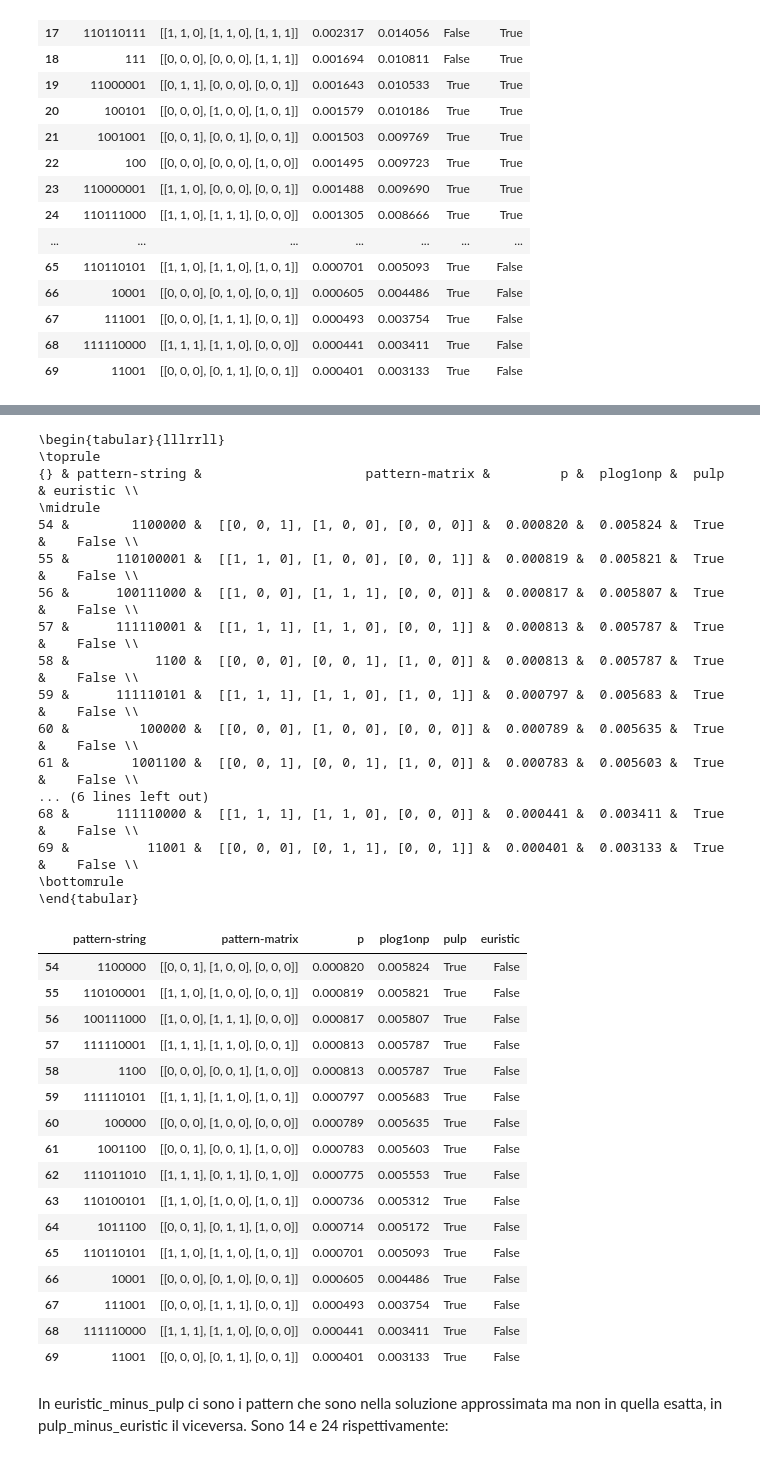
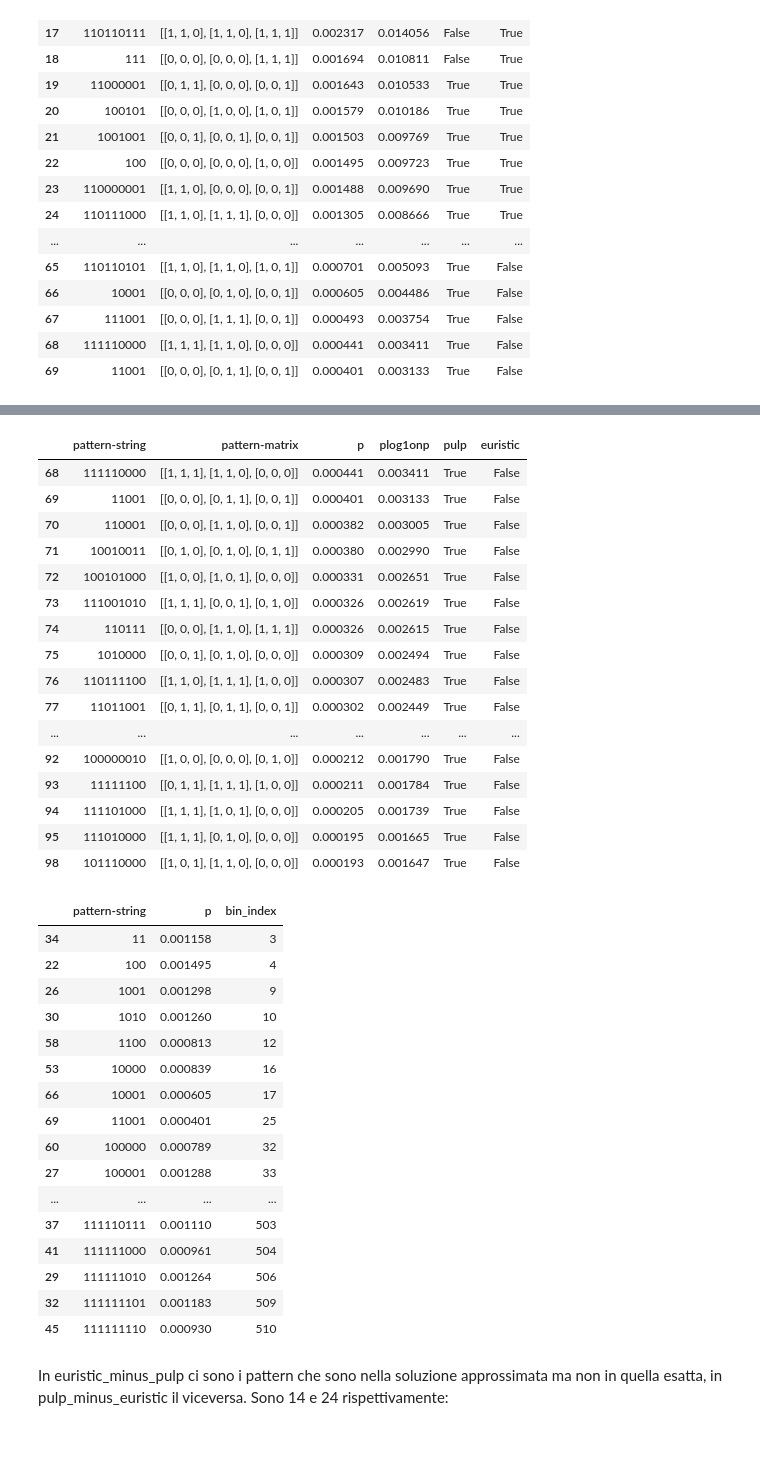
Before and after one commit to nareto/BPV, a Jupyter notebook: analysis5-selected_patterns.ipynb, the cells around one changed output, grey strips where cells are left out. Saved outputs shown, nothing was run; the diff lists cells and outputs as text; code cells hidden in the pictures.

```diff
--- a/analysis5-selected_patterns.ipynb
+++ b/analysis5-selected_patterns.ipynb
@@ -138,43 +130,51 @@ euristic_minus_pulp
 # %%
 #pulp - euristic
 pulp_minus_euristic = symdiff[symdiff['pulp'] == True]
-print(pulp_minus_euristic.to_latex())
+#print(pulp_minus_euristic.to_latex())
 pulp_minus_euristic
 # %% [output]
-\begin{tabular}{lllrrll}
-\toprule
-{} & pattern-string &                     pattern-matrix &         p &  plog1onp &  pulp & euristic \\
-\midrule
-54 &        1100000 &  [[0, 0, 1], [1, 0, 0], [0, 0, 0]] &  0.000820 &  0.005824 &  True &    False \\
-55 &      110100001 &  [[1, 1, 0], [1, 0, 0], [0, 0, 1]] &  0.000819 &  0.005821 &  True &    False \\
-56 &      100111000 &  [[1, 0, 0], [1, 1, 1], [0, 0, 0]] &  0.000817 &  0.005807 &  True &    False \\
-57 &      111110001 &  [[1, 1, 1], [1, 1, 0], [0, 0, 1]] &  0.000813 &  0.005787 &  True &    False \\
-58 &           1100 &  [[0, 0, 0], [0, 0, 1], [1, 0, 0]] &  0.000813 &  0.005787 &  True &    False \\
-59 &      111110101 &  [[1, 1, 1], [1, 1, 0], [1, 0, 1]] &  0.000797 &  0.005683 &  True &    False \\
-60 &         100000 &  [[0, 0, 0], [1, 0, 0], [0, 0, 0]] &  0.000789 &  0.005635 &  True &    False \\
-61 &        1001100 &  [[0, 0, 1], [0, 0, 1], [1, 0, 0]] &  0.000783 &  0.005603 &  True &    False \\
-... (6 lines left out)
-68 &      111110000 &  [[1, 1, 1], [1, 1, 0], [0, 0, 0]] &  0.000441 &  0.003411 &  True &    False \\
-69 &          11001 &  [[0, 0, 0], [0, 1, 1], [0, 0, 1]] &  0.000401 &  0.003133 &  True &    False \\
-\bottomrule
-\end{tabular}
 |  | pattern-string | pattern-matrix | p | plog1onp | pulp | euristic |
-| 54 | 1100000 | [[0, 0, 1], [1, 0, 0], [0, 0, 0]] | 0.000820 | 0.005824 | True | False |
-| 55 | 110100001 | [[1, 1, 0], [1, 0, 0], [0, 0, 1]] | 0.000819 | 0.005821 | True | False |
-| 56 | 100111000 | [[1, 0, 0], [1, 1, 1], [0, 0, 0]] | 0.000817 | 0.005807 | True | False |
-| 57 | 111110001 | [[1, 1, 1], [1, 1, 0], [0, 0, 1]] | 0.000813 | 0.005787 | True | False |
-| 58 | 1100 | [[0, 0, 0], [0, 0, 1], [1, 0, 0]] | 0.000813 | 0.005787 | True | False |
-| 59 | 111110101 | [[1, 1, 1], [1, 1, 0], [1, 0, 1]] | 0.000797 | 0.005683 | True | False |
-| 60 | 100000 | [[0, 0, 0], [1, 0, 0], [0, 0, 0]] | 0.000789 | 0.005635 | True | False |
-| 61 | 1001100 | [[0, 0, 1], [0, 0, 1], [1, 0, 0]] | 0.000783 | 0.005603 | True | False |
-| 62 | 111011010 | [[1, 1, 1], [0, 1, 1], [0, 1, 0]] | 0.000775 | 0.005553 | True | False |
-| 63 | 110100101 | [[1, 1, 0], [1, 0, 0], [1, 0, 1]] | 0.000736 | 0.005312 | True | False |
-| 64 | 1011100 | [[0, 0, 1], [0, 1, 1], [1, 0, 0]] | 0.000714 | 0.005172 | True | False |
-| 65 | 110110101 | [[1, 1, 0], [1, 1, 0], [1, 0, 1]] | 0.000701 | 0.005093 | True | False |
-| 66 | 10001 | [[0, 0, 0], [0, 1, 0], [0, 0, 1]] | 0.000605 | 0.004486 | True | False |
-| 67 | 111001 | [[0, 0, 0], [1, 1, 1], [0, 0, 1]] | 0.000493 | 0.003754 | True | False |
 | 68 | 111110000 | [[1, 1, 1], [1, 1, 0], [0, 0, 0]] | 0.000441 | 0.003411 | True | False |
 | 69 | 11001 | [[0, 0, 0], [0, 1, 1], [0, 0, 1]] | 0.000401 | 0.003133 | True | False |
+| 70 | 110001 | [[0, 0, 0], [1, 1, 0], [0, 0, 1]] | 0.000382 | 0.003005 | True | False |
+| 71 | 10010011 | [[0, 1, 0], [0, 1, 0], [0, 1, 1]] | 0.000380 | 0.002990 | True | False |
+| 72 | 100101000 | [[1, 0, 0], [1, 0, 1], [0, 0, 0]] | 0.000331 | 0.002651 | True | False |
+| 73 | 111001010 | [[1, 1, 1], [0, 0, 1], [0, 1, 0]] | 0.000326 | 0.002619 | True | False |
+| 74 | 110111 | [[0, 0, 0], [1, 1, 0], [1, 1, 1]] | 0.000326 | 0.002615 | True | False |
+| 75 | 1010000 | [[0, 0, 1], [0, 1, 0], [0, 0, 0]] | 0.000309 | 0.002494 | True | False |
+| 76 | 110111100 | [[1, 1, 0], [1, 1, 1], [1, 0, 0]] | 0.000307 | 0.002483 | True | False |
+| 77 | 11011001 | [[0, 1, 1], [0, 1, 1], [0, 0, 1]] | 0.000302 | 0.002449 | True | False |
+| ... | ... | ... | ... | ... | ... | ... |
+| 92 | 100000010 | [[1, 0, 0], [0, 0, 0], [0, 1, 0]] | 0.000212 | 0.001790 | True | False |
+| 93 | 11111100 | [[0, 1, 1], [1, 1, 1], [1, 0, 0]] | 0.000211 | 0.001784 | True | False |
+| 94 | 111101000 | [[1, 1, 1], [1, 0, 1], [0, 0, 0]] | 0.000205 | 0.001739 | True | False |
+| 95 | 111010000 | [[1, 1, 1], [0, 1, 0], [0, 0, 0]] | 0.000195 | 0.001665 | True | False |
+| 98 | 101110000 | [[1, 0, 1], [1, 1, 0], [0, 0, 0]] | 0.000193 | 0.001647 | True | False |
+# %%
+only_pulp = data.df[data.df['pulp'] == 1][['pattern-string','p']]
+f = lambda x: BPV.bin_to_dec(x)
+only_pulp['bin_index'] = only_pulp['pattern-string'].map(f)
+only_pulp.sort_index(by="bin_index",inplace=True)
+only_pulp[['pattern-string','p']].to_csv("selected_patterns.csv")
+only_pulp
+# %% [output]
+|  | pattern-string | p | bin_index |
+| 34 | 11 | 0.001158 | 3 |
+| 22 | 100 | 0.001495 | 4 |
+| 26 | 1001 | 0.001298 | 9 |
+| 30 | 1010 | 0.001260 | 10 |
+| 58 | 1100 | 0.000813 | 12 |
+| 53 | 10000 | 0.000839 | 16 |
+| 66 | 10001 | 0.000605 | 17 |
+| 69 | 11001 | 0.000401 | 25 |
+| 60 | 100000 | 0.000789 | 32 |
+| 27 | 100001 | 0.001288 | 33 |
+| ... | ... | ... | ... |
+| 37 | 111110111 | 0.001110 | 503 |
+| 41 | 111111000 | 0.000961 | 504 |
+| 29 | 111111010 | 0.001264 | 506 |
+| 32 | 111111101 | 0.001183 | 509 |
+| 45 | 111111110 | 0.000930 | 510 |
 # %% [markdown]
 In euristic_minus_pulp ci sono i pattern che sono nella soluzione approssimata ma non in quella esatta, in
 pulp_minus_euristic il viceversa. Sono 14 e 24 rispettivamente:
```
Also changed, not shown: parts of 7 cells of this notebook, 1 other file.
